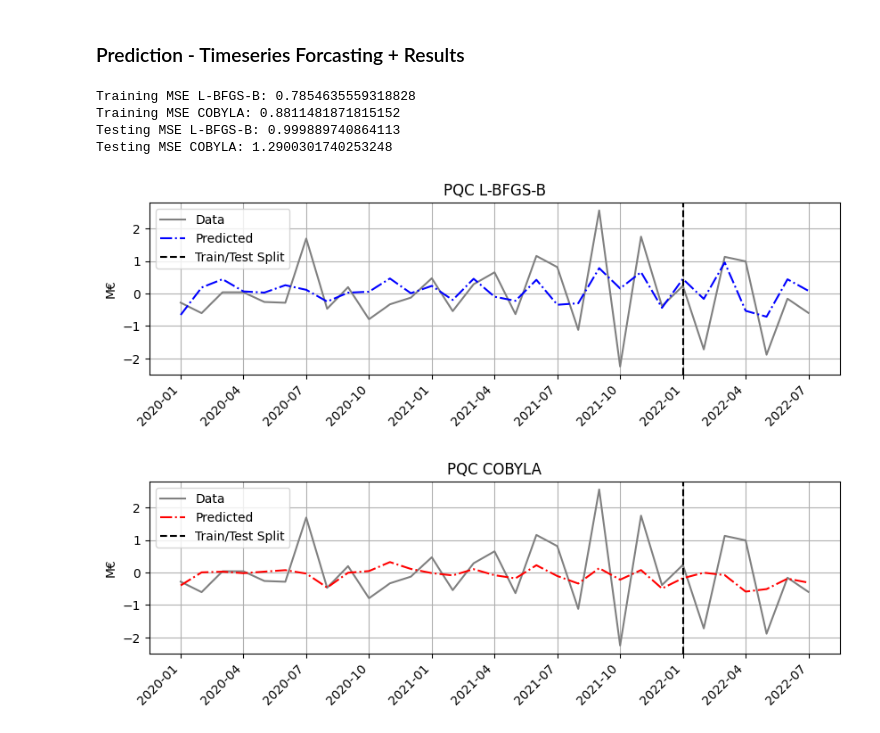
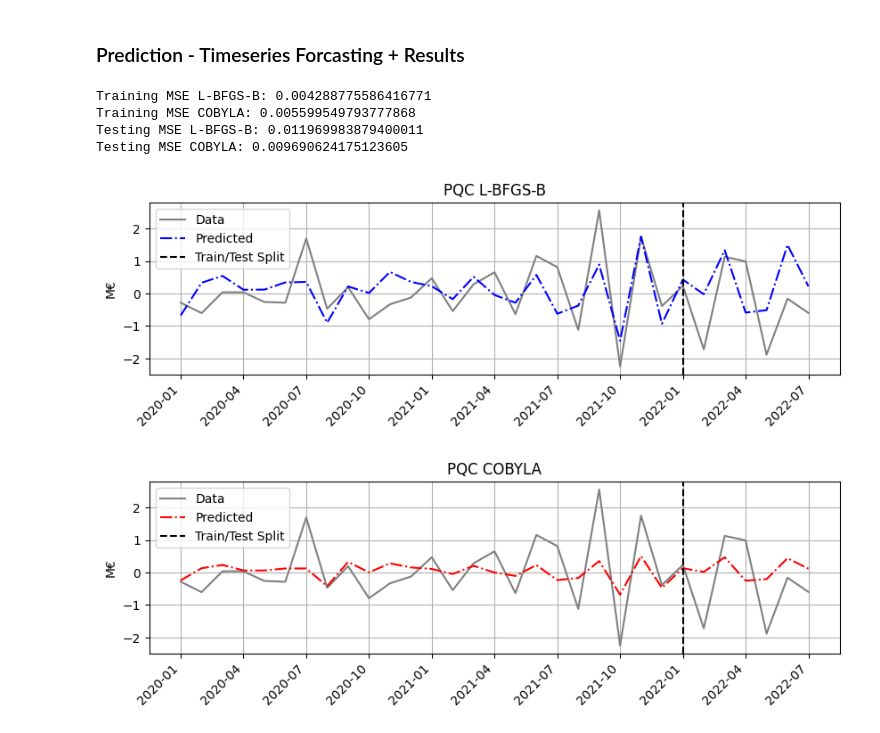
Before and after one commit to ElioDiNino/CPEN400Q-Project, a Jupyter notebook: src/demo.ipynb, the cells around one changed output. Drawn from its saved outputs; the diff is of its cells as text; code cells hidden in the pictures.

```diff
--- a/src/demo.ipynb
+++ b/src/demo.ipynb
@@ -26,8 +26,8 @@ new_filepath, min_value, max_value, initial_value = (
 )
 
 # Load the data
-X, y = ForecastingMethod.load_data("../data/paper-data.csv")
-# X, y = ForecastingMethod.load_data(filepath=new_filepath)
+# X, y = ForecastingMethod.load_data("../data/paper-data_processed.csv")
+X, y = ForecastingMethod.load_data(filepath=new_filepath)
 X_train, X_test, y_train, y_test = train_test_split(
     X, y, test_size=(1 - TRAIN_TEST_RATIO), shuffle=False
 )
@@ -144,40 +144,42 @@ mse_C = np.mean((predictions_C[train_test_split_index:] - y_test) ** 2)
 print(f"Testing MSE L-BFGS-B: {mse_L}")
 print(f"Testing MSE COBYLA: {mse_C}")
 # %% [output]
-Training MSE L-BFGS-B: 0.7854635559318828
-Training MSE COBYLA: 0.8811481871815152
-Testing MSE L-BFGS-B: 0.999889740864113
-Testing MSE COBYLA: 1.2900301740253248
+Training MSE L-BFGS-B: 0.004288775586416771
+Training MSE COBYLA: 0.005599549793777868
+Testing MSE L-BFGS-B: 0.011969983879400011
+Testing MSE COBYLA: 0.009690624175123605
 # %%
 # Post process the predictions
-predictions_L = PQC.post_process_data(
-    predictions_L, min_value, max_value, initial_value
+predictions_L_scaled = PQC.post_process_data(
+    predictions_L, min_value, max_value, initial_value, scale_to_range=True
 )
-predictions_C = PQC.post_process_data(
-    predictions_C, min_value, max_value, initial_value
+predictions_C_scaled = PQC.post_process_data(
+    predictions_C, min_value, max_value, initial_value, scale_to_range=True
 )
 # Post process y
-y = PQC.post_process_data(y, min_value, max_value, initial_value)
+y_scaled = PQC.post_process_data(
+    y, min_value, max_value, initial_value, scale_to_range=True
+)
 
 # Plot the results
 plot_sales_growth(
     date(2020, 1, 1),
-    y,
-    predictions_L,
+    y_scaled,
+    predictions_L_scaled,
     pred_linestyle="-.",
     pred_color="blue",
     title="PQC L-BFGS-B",
     train_test_split=train_test_split_index,
 )
 plot_sales_growth(
     date(2020, 1, 1),
-    y,
-    predictions_C,
+    y_scaled,
+    predictions_C_scaled,
     pred_linestyle="-.",
     pred_color="red",
     title="PQC COBYLA",
     train_test_split=train_test_split_index,
 )
 # %% [output]
-[figure, old version]
+[figure, new version]
-[figure, old version]
+[figure, new version]
```
Also changed, not shown: parts of 1 cell of this notebook.
